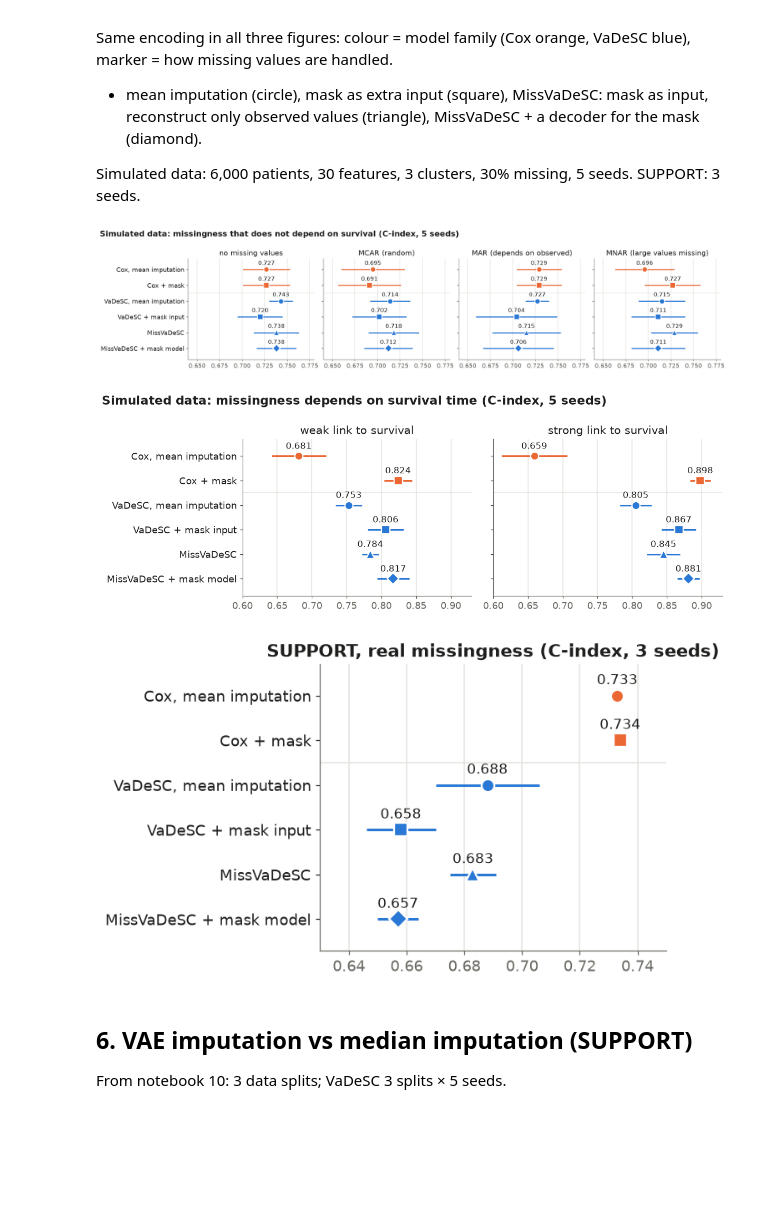
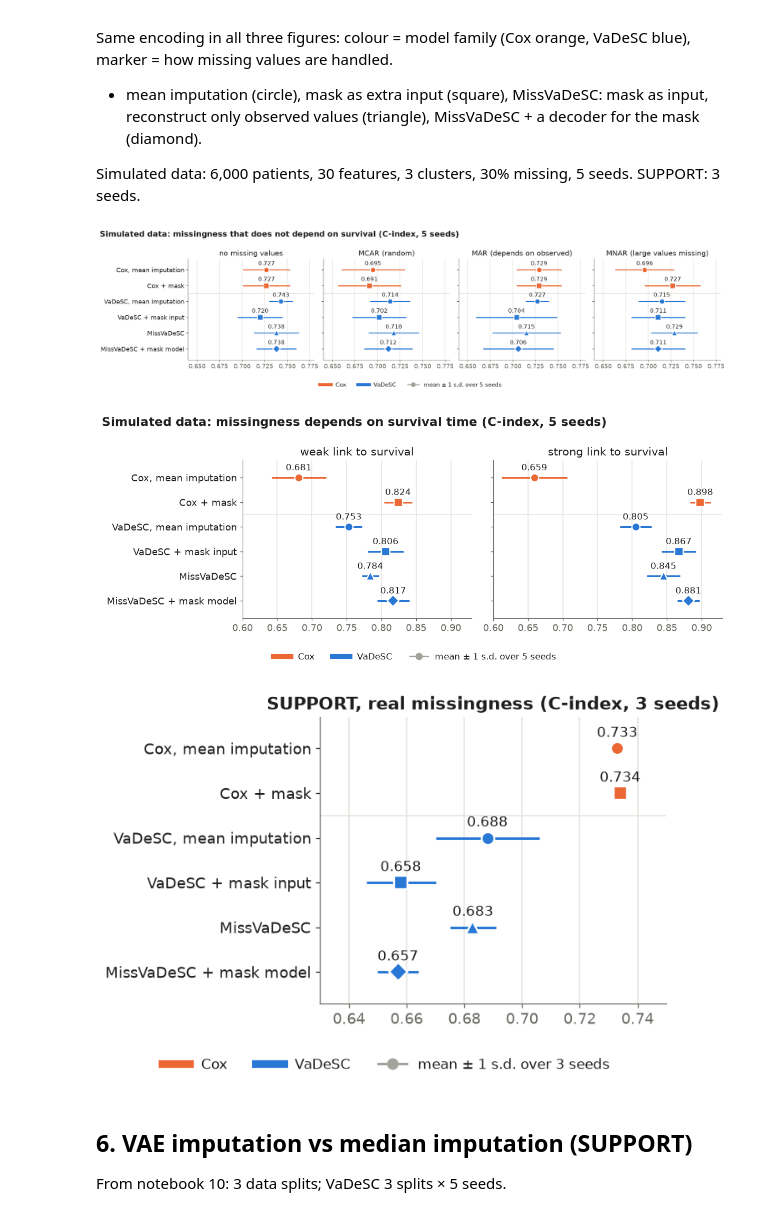
Before and after one commit to ceciliadifrancesco/vadesc-survival, a Jupyter notebook: notebooks/12_poster_figures.ipynb, the cells around one changed output. Cells and saved outputs as stored; diff of their text form; code cells hidden in the pictures; blank space fills up the shorter version.

```diff
--- a/notebooks/12_poster_figures.ipynb
+++ b/notebooks/12_poster_figures.ipynb
@@ -153,29 +163,36 @@ Simulated data: 6,000 patients, 30 features, 3 clusters, 30% missing, 5 seeds. S
 # %%
 METHODS = ["Cox (mean imp.)", "Cox (+mask)", "VaDeSC (mean imp.)", "VaDeSC (+mask input)", "MissVaDeSC", "MissVaDeSC + mask model"]
 LABEL = {"Cox (mean imp.)": "Cox, mean imputation", "Cox (+mask)": "Cox + mask",
          "VaDeSC (mean imp.)": "VaDeSC, mean imputation", "VaDeSC (+mask input)": "VaDeSC + mask input",
          "MissVaDeSC": "MissVaDeSC", "MissVaDeSC + mask model": "MissVaDeSC + mask model"}
 MCOL = {m: COLORS["Cox PH"] if m.startswith("Cox") else COLORS["VaDeSC"] for m in METHODS}
 MMK = dict(zip(METHODS, ["o", "s", "o", "s", "^", "D"]))
 
 def method_panel(ax, t, title, show_labels):
     t = t.set_index("method").reindex(METHODS)
     dots(ax, [LABEL[m] for m in METHODS], t["C-index | mean"], t["C-index | std"], [MCOL[m] for m in METHODS], [MMK[m] for m in METHODS])
     ax.axhline(3.5, color=GRID, lw=1)  # separates Cox from VaDeSC variants
     ax.set_title(title)
     if not show_labels:
         ax.tick_params(labelleft=False)
 
+def method_legend(fig, spread="mean ± 1 s.d. over 5 seeds"):
+    # the rows name the methods, so the legend only explains the colours and the bars
+    h = [Line2D([], [], color=COLORS["Cox PH"], lw=6, label="Cox"),
+         Line2D([], [], color=COLORS["VaDeSC"], lw=6, label="VaDeSC"),
+         Line2D([], [], color=GRAY, lw=2, marker="o", markersize=8, label=spread)]
+    fig.legend(handles=h, loc="upper center", bbox_to_anchor=(0.5, 0.0), ncol=3, fontsize=11)
+
 mech = pd.read_csv(R / "missingness_mechanisms.csv")
 fig, axes = plt.subplots(1, 4, figsize=(17, 4), sharey=True)
 for ax, (mk, title) in zip(axes, [("none", "no missing values"), ("MCAR", "MCAR (random)"),
                                    ("MAR", "MAR (depends on observed)"), ("MNAR", "MNAR (large values missing)")]):
     method_panel(ax, mech[mech.mechanism == mk], title, ax is axes[0])
     ax.set_xlim(0.64, 0.78)
 fig.suptitle("Simulated data: missingness that does not depend on survival (C-index, 5 seeds)", x=0.01, ha="left", fontsize=15, fontweight="bold")
-plt.tight_layout(); save(fig, "missingness_mechanisms")
+plt.tight_layout(); method_legend(fig); save(fig, "missingness_mechanisms")
 # %% [output]
-[figure, old version]
+[figure, new version]
 # %%
 sv = pd.read_csv(R / "missingness_survival.csv")
 fig, axes = plt.subplots(1, 2, figsize=(11, 4), sharey=True)
@@ -183,18 +200,18 @@ for ax, (s, title) in zip(axes, [(1.0, "weak"), (3.0, "strong")]):
     method_panel(ax, sv[sv.strength == s], f"{title} link to survival", ax is axes[0])
     ax.set_xlim(0.6, 0.93)
 fig.suptitle("Simulated data: missingness depends on survival time (C-index, 5 seeds)", x=0.01, ha="left", fontsize=15, fontweight="bold")
-plt.tight_layout(); save(fig, "missingness_survival")
+plt.tight_layout(); method_legend(fig); save(fig, "missingness_survival")
 # %% [output]
-[figure, old version]
+[figure, new version]
 # %%
 sup = pd.read_csv(R / "missingness_support.csv")
 fig, ax = plt.subplots(figsize=(6.5, 4))
 method_panel(ax, sup, "SUPPORT, real missingness (C-index, 3 seeds)", True)
 ax.set_xlim(0.63, 0.75)
 ax.title.set_fontweight("bold")
-plt.tight_layout(); save(fig, "missingness_support")
+plt.tight_layout(); method_legend(fig, spread="mean ± 1 s.d. over 3 seeds"); save(fig, "missingness_support")
 # %% [output]
-[figure, old version]
+[figure, new version]
 # %% [markdown]
 ## 6. VAE imputation vs median imputation (SUPPORT)
 
```
Also changed, not shown: parts of 9 cells of this notebook, 22 other files.
